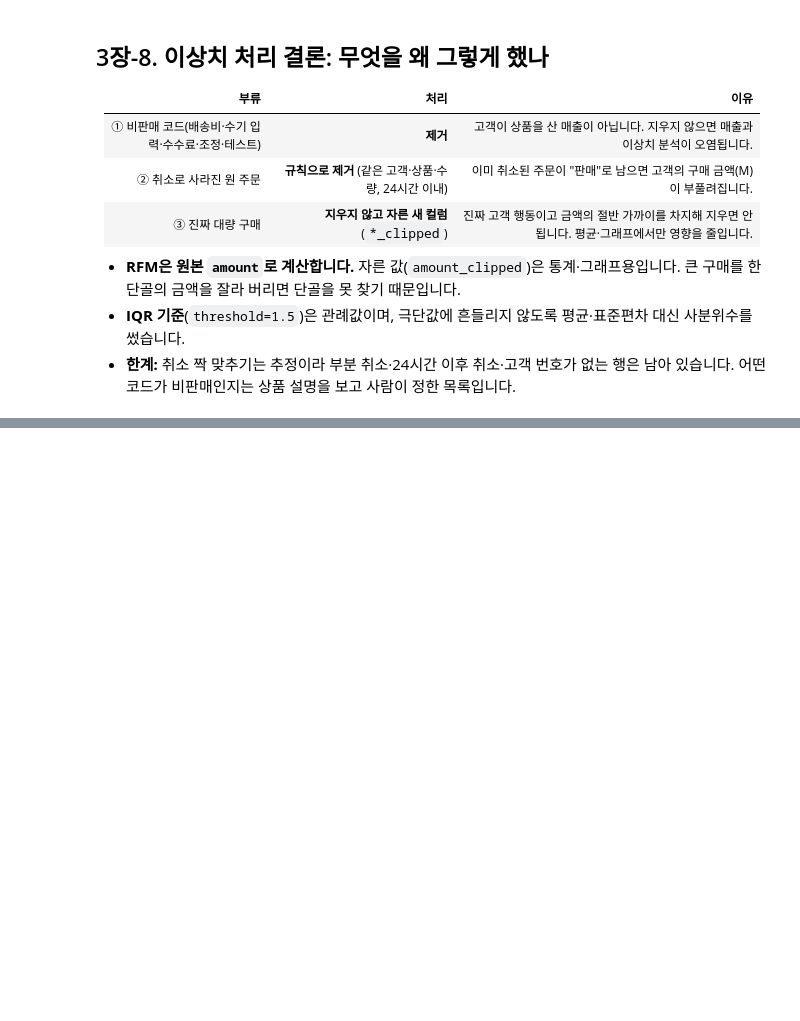
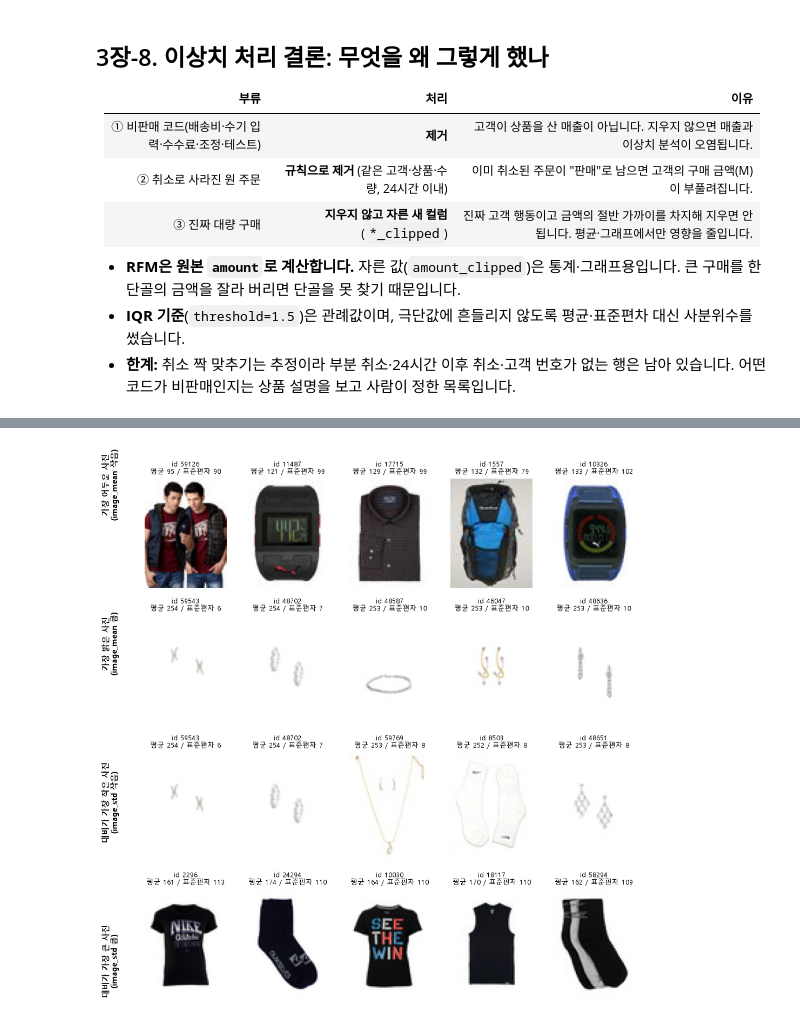
Before and after one commit to byungwoo2026/shopping-rfm-analysis_A1-1, a Jupyter notebook: notebooks/analysis_report.ipynb, the cells around one changed output, grey strips where cells are left out. Saved outputs shown, nothing was run; the diff lists cells and outputs as text; code cells hidden in the pictures; blank space fills up the shorter version.

```diff
--- a/notebooks/analysis_report.ipynb
+++ b/notebooks/analysis_report.ipynb
@@ -1019,0 +1041,6 @@ plt.show()
+# %%
+import numpy as np
+import matplotlib.pyplot as plt
+
+fashion_analyzer.add_text_features("productDisplayName", prefix="name")
+fashion_analyzer.df[["id", "productDisplayName", "name_word_count", "name_char_count"]].head()
@@ -1019,0 +1193,15 @@ plt.show()
+# %%
+features = fashion_analyzer.extract_image_features(images, ids=used_ids)       # ids를 주면 표(df)의 image_mean, image_std 컬럼에도 들어감
+print(f"사진 {images.shape[0]:,}장 → 결과 {len(features):,}행   (같아야 함)")
+
+one = images[0]                                                               # 사진 한 장만 따로 계산해서 비교
+print(f"\n첫 번째 사진을 따로 계산:   평균 {one.mean():.4f}, 표준편차 {one.std():.4f}")
+print(f"표에 들어간 첫 번째 값:      평균 {features.loc[0, 'image_mean']:.4f}, 표준편차 {features.loc[0, 'image_std']:.4f}")
+
+approx = fashion_analyzer.extract_image_features(images, step=2)              # step=2: 가로·세로를 한 칸씩 건너뛰어 4분의 1만 사용 (ids 없이 → 표는 안 바뀜)
+diff = (approx["image_mean"] - features["image_mean"]).abs()
+print(f"\nstep=2(다운샘플)와 전부 쓴 평균의 차이: 평균 {diff.mean():.3f}, 최대 {diff.max():.3f}  (0~255 범위에서)")
+
+df = fashion_analyzer.df
+print(f"\n상품 표 {len(df):,}행 중 image_mean이 채워진 행: {df['image_mean'].notna().sum():,}개 (사진이 없는 행은 빈칸)")
+features[["image_mean", "image_std"]].describe().round(2)
@@ -1019,0 +1236,25 @@ plt.show()
+# %%
+means = features["image_mean"].to_numpy()
+stds = features["image_std"].to_numpy()
+order_mean = np.argsort(means)            # 평균이 작은 사진부터 순서대로 사진 번호를 나열
+order_std = np.argsort(stds)
+
+groups = [
+    ("가장 어두운 사진\n(image_mean 작음)", order_mean[:5]),
+    ("가장 밝은 사진\n(image_mean 큼)", order_mean[-5:][::-1]),
+    ("대비가 가장 작은 사진\n(image_std 작음)", order_std[:5]),
+    ("대비가 가장 큰 사진\n(image_std 큼)", order_std[-5:][::-1]),
+]
+fig, axes = plt.subplots(4, 5, figsize=(11, 12.5))
+for row, (title, picks) in enumerate(groups):
+    for col, k in enumerate(picks):
+        ax = axes[row, col]
+        ax.imshow(images[k])
+        ax.set_title(f"id {used_ids[k]}\n평균 {means[k]:.0f} / 표준편차 {stds[k]:.0f}", fontsize=9)
+        ax.axis("off")
+    fig.text(0.015, 0.87 - row * 0.235, title, rotation=90, va="center", ha="center", fontsize=11, fontweight="bold")
+fig.subplots_adjust(left=0.07, hspace=0.25)
+fig.savefig(IMAGES_DIR / "image_samples.png", dpi=150, bbox_inches="tight")
+plt.show()
+# %% [output]
+[figure, added]
```
Also changed, not shown: parts of 19 cells of this notebook, 2 other files.
